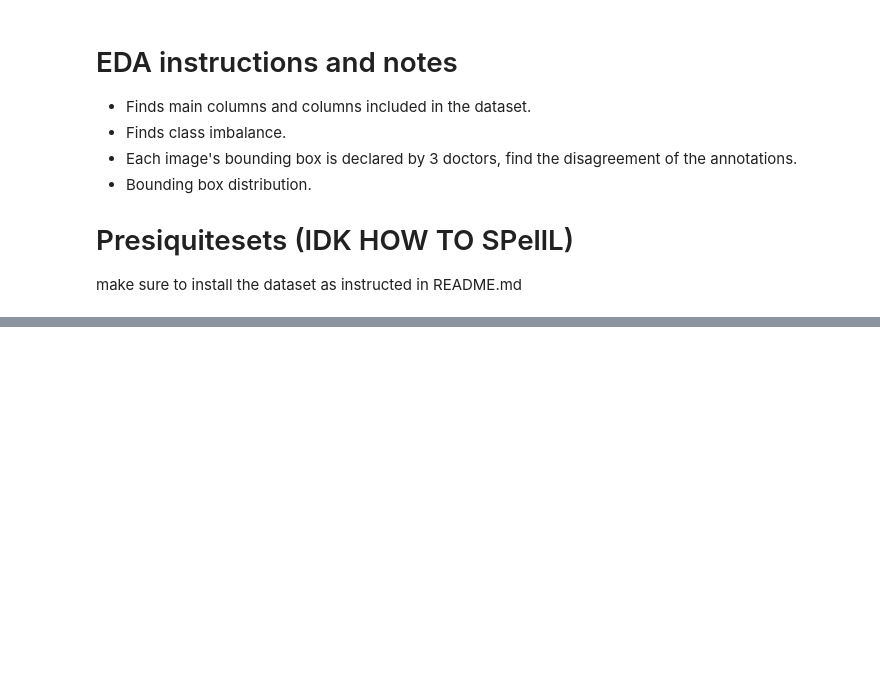
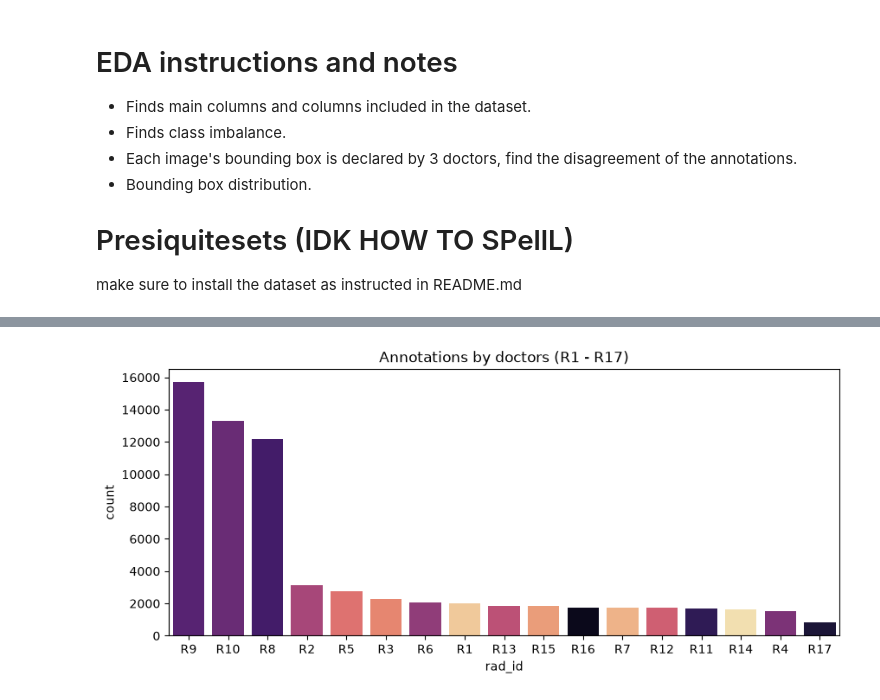
Before and after one commit to HuyDuongQuoc/DATH-HK261-explainable-cxr, a Jupyter notebook: notebooks/01_eda.ipynb, the cells around one changed output, grey strips where cells are left out. Drawn from its saved outputs; the diff is of its cells as text; code cells hidden in the pictures; blank space fills up the shorter version.

```diff
--- a/notebooks/01_eda.ipynb
+++ b/notebooks/01_eda.ipynb
@@ -56,0 +51,14 @@ Name: count, dtype: int64
+# %%
+plt.figure(figsize=(10, 4))
+sns.countplot(
+    data=df,
+    x="rad_id",
+    hue="rad_id",
+    legend=False,
+    order=df["rad_id"].value_counts().index,
+    palette="magma"
+)
+plt.title("Annotations by doctors (R1 - R17)")
+plt.show()
+# %% [output]
+[figure, added]
```
Also changed, not shown: parts of 4 cells of this notebook.
